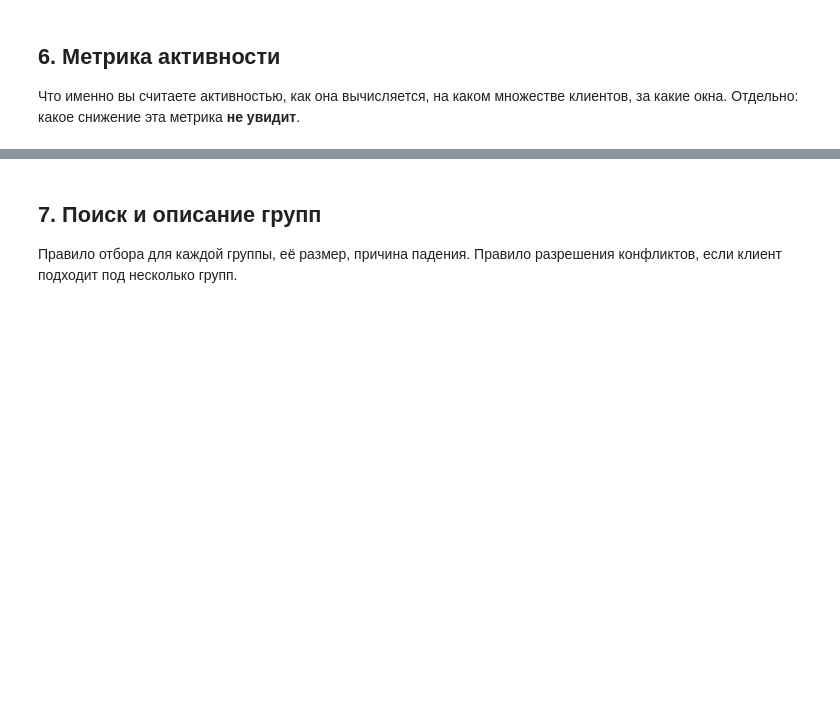
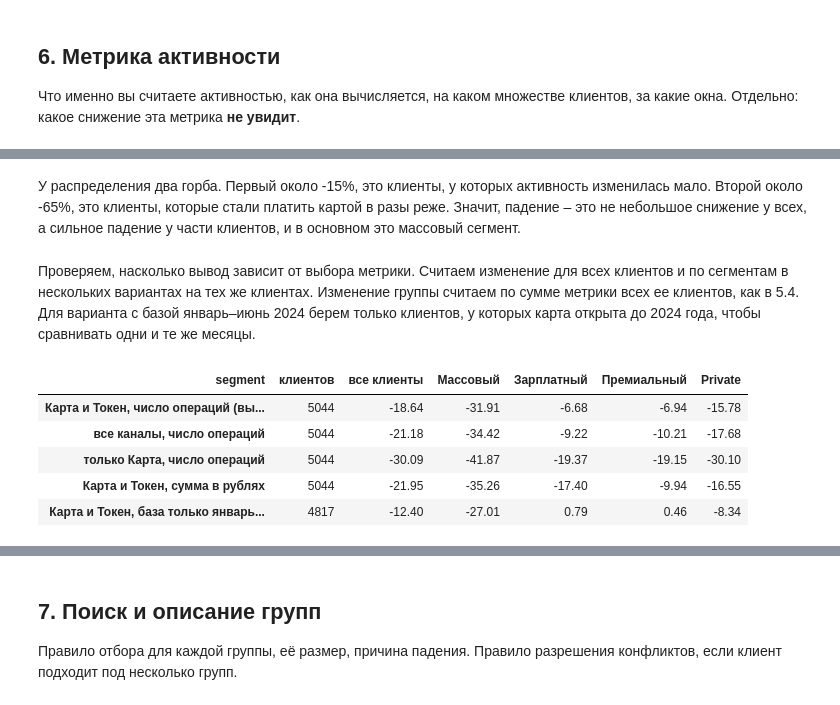
Before and after one commit to sangnchr-s/Gonchar_Alexander_Lab1, a Jupyter notebook: 01_analysis.ipynb, the cells around one changed output, grey strips where cells are left out. Cells and saved outputs as stored; diff of their text form; code cells hidden in the pictures; blank space fills up the shorter version.

```diff
--- a/01_analysis.ipynb
+++ b/01_analysis.ipynb
@@ -1561,0 +1624,14 @@ plt.show()
+# %%
+metric_stats = metric[["база, оп./мес.", "оценка, оп./мес.", "изменение, %"]].describe().round(2)
+display(metric_stats)
+change_bins = pd.cut(metric["изменение, %"], [-np.inf, -90, -50, -20, 0, np.inf], right=False,
+                     labels=["упала больше чем на 90%", "упала на 50–90%", "упала на 20–50%",
+                             "упала меньше чем на 20%", "не упала"])
+bins_table = change_bins.value_counts(sort=False).to_frame("клиентов")
+bins_table["доля, %"] = (bins_table["клиентов"] / len(metric) * 100).round(1)
+print("оплат картой в оценке нет совсем:", (metric["оценка, оп./мес."] == 0).sum())
+deep = metric["изменение, %"] < -50
+is_mass = clients.set_index("client_id").loc[metric.index, "segment"] == "Массовый"
+print("доля массового сегмента среди клиентов с падением больше 50%, %:", round(is_mass[deep].mean() * 100, 1))
+print("доля массового сегмента среди остальных клиентов, %:", round(is_mass[~deep].mean() * 100, 1))
+bins_table
@@ -1561,0 +1672,36 @@ plt.show()
+# %% [markdown]
+У распределения два горба. Первый около -15%, это клиенты, у которых активность изменилась мало. Второй около -65%, это клиенты, которые стали платить картой в разы реже. Значит, падение – это не небольшое снижение у всех, а сильное падение у части клиентов, и в основном это массовый сегмент.
+# %% [markdown]
+Проверяем, насколько вывод зависит от выбора метрики. Считаем изменение для всех клиентов и по сегментам в нескольких вариантах на тех же клиентах. Изменение группы считаем по сумме метрики всех ее клиентов, как в 5.4. Для варианта с базой январь–июнь 2024 берем только клиентов, у которых карта открыта до 2024 года, чтобы сравнивать одни и те же месяцы.
+# %%
+same_months = pay[(pay["month"] <= pd.Period("2024-06")) | (pay["period"] == "eval")]
+variants = {
+    "Карта и Токен, число операций (выбранная)": (pay, metric["месяцев в базе"], "txn_id"),
+    "все каналы, число операций": (txn_ok, metric["месяцев в базе"], "txn_id"),
+    "только Карта, число операций": (pay[pay["channel"] == "Карта"], metric["месяцев в базе"], "txn_id"),
+    "Карта и Токен, сумма в рублях": (pay[pay["currency"] == "RUB"], metric["месяцев в базе"], "amount"),
+    "Карта и Токен, база только январь–июнь 2024": (same_months, metric["месяцев в базе"].where(card_open < "2024-01-01").dropna() / 2, "txn_id"),
+}
+
+robust = {}
+for name, (ops, months, col) in variants.items():
+    agg = "count" if col == "txn_id" else "sum"
+    s = (ops.groupby(["client_id", "period"])[col].agg(agg).unstack(fill_value=0)
+         .reindex(months.index, fill_value=0))
+    per = pd.DataFrame({"base": s["base"] / months, "eval": s["eval"] / 6})
+    per = per.join(clients.set_index("client_id")["segment"])
+    by_seg = per.groupby("segment")[["base", "eval"]].sum()
+    row = (by_seg["eval"] / by_seg["base"] - 1) * 100
+    row["все клиенты"] = (per["eval"].sum() / per["base"].sum() - 1) * 100
+    row["клиентов"] = len(per)
+    robust[name] = row
+robust = pd.DataFrame(robust).T[["клиентов", "все клиенты", "Массовый", "Зарплатный", "Премиальный", "Private"]]
+robust["клиентов"] = robust["клиентов"].astype(int)
+robust.round(2)
+# %% [output]
+| segment | клиентов | все клиенты | Массовый | Зарплатный | Премиальный | Private |
+| Карта и Токен, число операций (вы... | 5044 | -18.64 | -31.91 | -6.68 | -6.94 | -15.78 |
+| все каналы, число операций | 5044 | -21.18 | -34.42 | -9.22 | -10.21 | -17.68 |
+| только Карта, число операций | 5044 | -30.09 | -41.87 | -19.37 | -19.15 | -30.10 |
+| Карта и Токен, сумма в рублях | 5044 | -21.95 | -35.26 | -17.40 | -9.94 | -16.55 |
+| Карта и Токен, база только январь... | 4817 | -12.40 | -27.01 | 0.79 | 0.46 | -8.34 |
```
Also changed, not shown: parts of 12 cells of this notebook.
